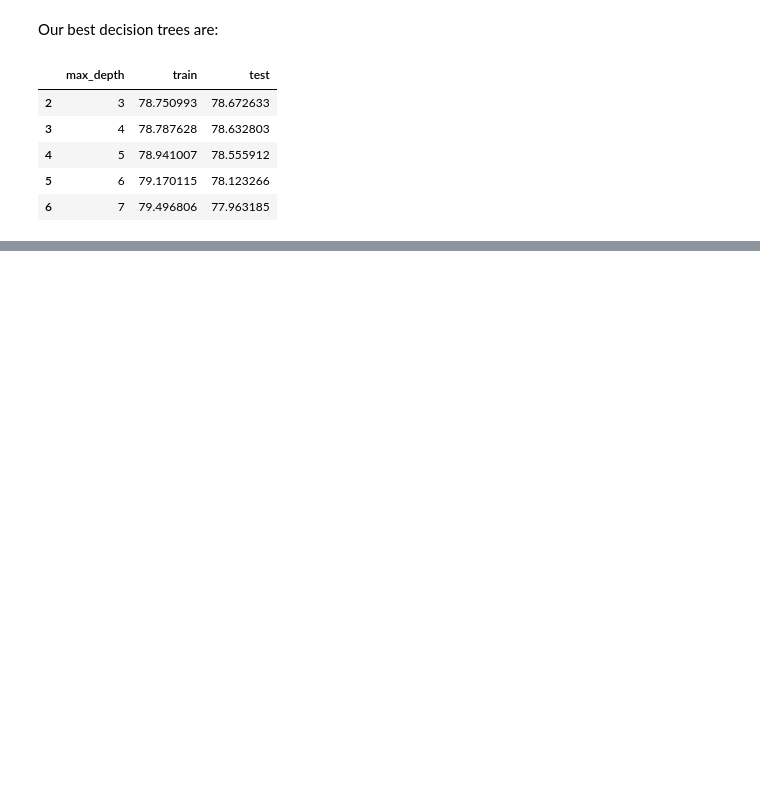
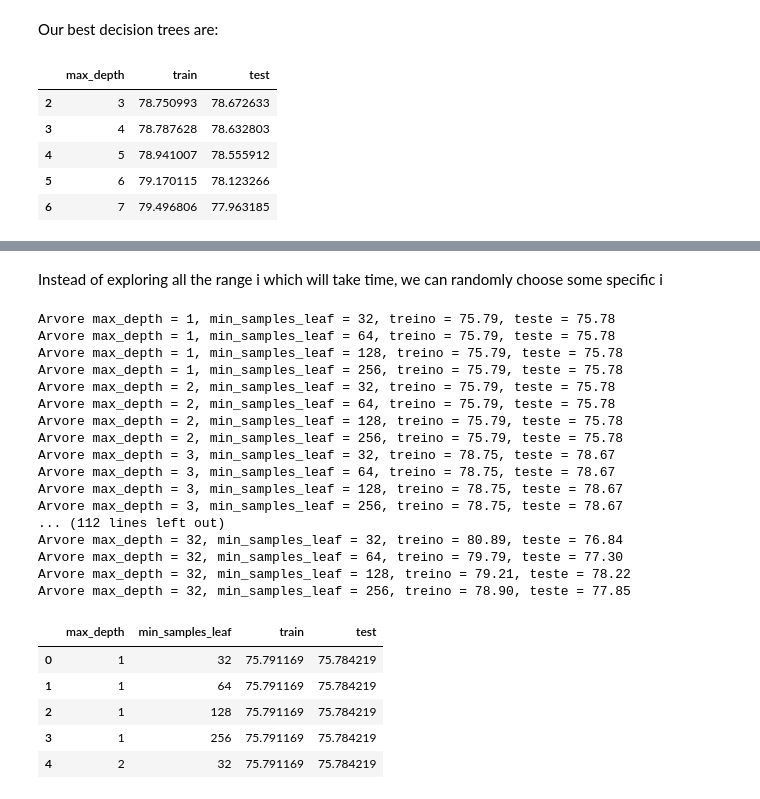
Before and after one commit to MarceloPiemonteRibeiro/learning-Machine-learning, a Jupyter notebook: Optimization/Choosing_parameters_to_optimize_models.ipynb, the cells around one changed output, grey strips where cells are left out. Saved outputs shown, nothing was run; the diff lists cells and outputs as text; code cells hidden in the pictures; blank space fills up the shorter version.

```diff
--- a/Optimization/Choosing_parameters_to_optimize_models.ipynb
+++ b/Optimization/Choosing_parameters_to_optimize_models.ipynb
@@ -394,0 +452,51 @@ resultados.sort_values("test", ascending=False).head()
+# %% [markdown]
+Instead of exploring all the range i which will take time, we can randomly choose some specific i
+# %%
+def roda_arvore_de_decisao(max_depth, min_samples_leaf):
+  SEED = 301
+  np.random.seed(SEED)
+
+  cv = GroupKFold(n_splits = 10)
+  modelo = DecisionTreeClassifier(max_depth=max_depth, min_samples_leaf = min_samples_leaf) # see we added the parameter min_sample_leaf here
+  results = cross_validate(modelo, x_azar, y_azar, cv = cv, groups = dados.modelo, return_train_score=True)
+  train_score = results['train_score'].mean() * 100
+  test_score = results['test_score'].mean() * 100
+  print("Arvore max_depth = %d, min_samples_leaf = %d, treino = %.2f, teste = %.2f" % (max_depth, min_samples_leaf, train_score, test_score))
+  tabela = [max_depth, min_samples_leaf, train_score, test_score] # see we also added min_sample_leaf here
+  return tabela
+
+def busca():
+  resultados = []
+  for max_depth in range(1,33):
+    for min_samples_leaf in [32, 64, 128, 256]: # now test only some min_sample values
+        tabela = roda_arvore_de_decisao(max_depth, min_samples_leaf)
+        resultados.append(tabela)
+  resultados = pd.DataFrame(resultados, columns= ["max_depth","min_samples_leaf","train","test"])
+  return resultados
+
+resultados = busca()
+resultados.head()
+# %% [output]
+Arvore max_depth = 1, min_samples_leaf = 32, treino = 75.79, teste = 75.78
+Arvore max_depth = 1, min_samples_leaf = 64, treino = 75.79, teste = 75.78
+Arvore max_depth = 1, min_samples_leaf = 128, treino = 75.79, teste = 75.78
+Arvore max_depth = 1, min_samples_leaf = 256, treino = 75.79, teste = 75.78
+Arvore max_depth = 2, min_samples_leaf = 32, treino = 75.79, teste = 75.78
+Arvore max_depth = 2, min_samples_leaf = 64, treino = 75.79, teste = 75.78
+Arvore max_depth = 2, min_samples_leaf = 128, treino = 75.79, teste = 75.78
+Arvore max_depth = 2, min_samples_leaf = 256, treino = 75.79, teste = 75.78
+Arvore max_depth = 3, min_samples_leaf = 32, treino = 78.75, teste = 78.67
+Arvore max_depth = 3, min_samples_leaf = 64, treino = 78.75, teste = 78.67
+Arvore max_depth = 3, min_samples_leaf = 128, treino = 78.75, teste = 78.67
+Arvore max_depth = 3, min_samples_leaf = 256, treino = 78.75, teste = 78.67
+... (112 lines left out)
+Arvore max_depth = 32, min_samples_leaf = 32, treino = 80.89, teste = 76.84
+Arvore max_depth = 32, min_samples_leaf = 64, treino = 79.79, teste = 77.30
+Arvore max_depth = 32, min_samples_leaf = 128, treino = 79.21, teste = 78.22
+Arvore max_depth = 32, min_samples_leaf = 256, treino = 78.90, teste = 77.85
+|  | max_depth | min_samples_leaf | train | test |
+| 0 | 1 | 32 | 75.791169 | 75.784219 |
+| 1 | 1 | 64 | 75.791169 | 75.784219 |
+| 2 | 1 | 128 | 75.791169 | 75.784219 |
+| 3 | 1 | 256 | 75.791169 | 75.784219 |
+| 4 | 2 | 32 | 75.791169 | 75.784219 |
```
Also changed, not shown: parts of 30 cells of this notebook.
